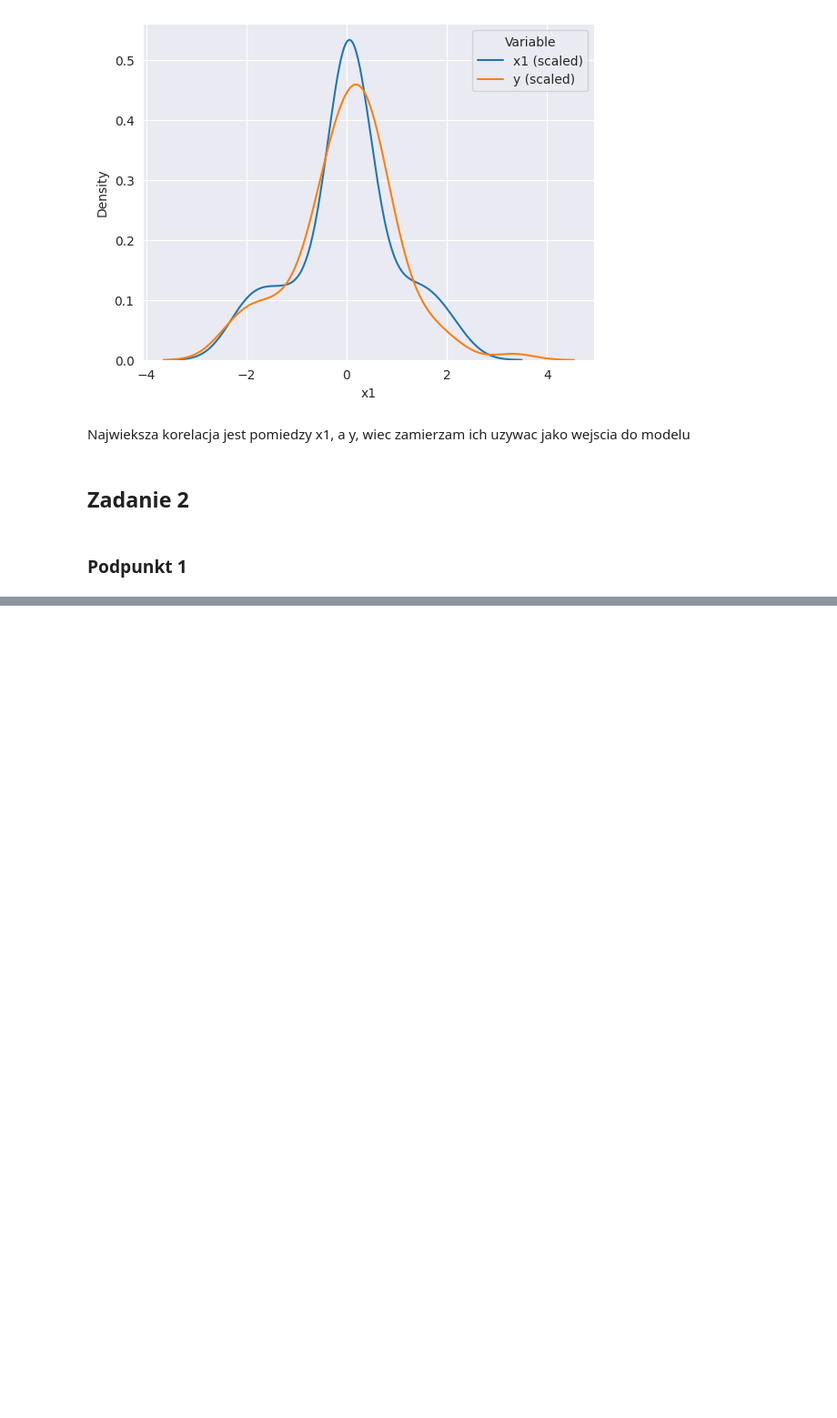
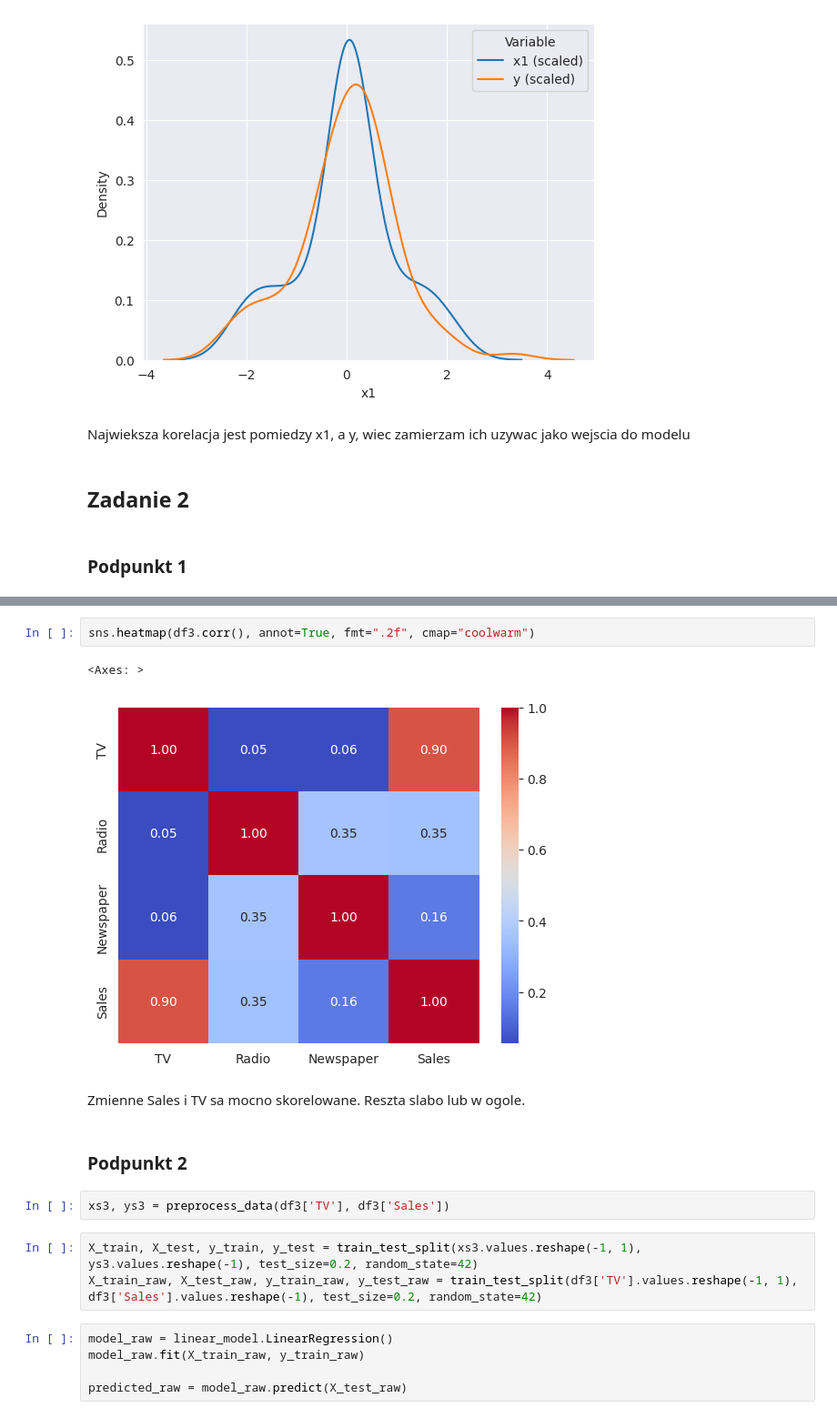
Before and after one commit to rektyyy/Artificial-Intelligence, a Jupyter notebook: ML/exercises/2/Assignment_2.ipynb, the cells around one changed output, grey strips where cells are left out. Shown at 91% size. Cells and saved outputs as stored; diff of their text form; blank space fills up the shorter version.

```diff
--- a/ML/exercises/2/Assignment_2.ipynb
+++ b/ML/exercises/2/Assignment_2.ipynb
@@ -87,0 +155,19 @@ Tak, przy kilku modelach podzialby wygladal identycznie. Wazne jedynie do trenow
+# %%
+sns.heatmap(df3.corr(), annot=True, fmt=".2f", cmap="coolwarm")
+# %% [output]
+<Axes: >
+[figure, added]
+# %% [markdown]
+Zmienne Sales i TV sa mocno skorelowane. Reszta slabo lub w ogole.
+# %% [markdown]
+### Podpunkt 2
+# %%
+xs3, ys3 = preprocess_data(df3['TV'], df3['Sales'])
+# %%
+X_train, X_test, y_train, y_test = train_test_split(xs3.values.reshape(-1, 1), ys3.values.reshape(-1), test_size=0.2, random_state=42)
+X_train_raw, X_test_raw, y_train_raw, y_test_raw = train_test_split(df3['TV'].values.reshape(-1, 1), df3['Sales'].values.reshape(-1), test_size=0.2, random_state=42)
+# %%
+model_raw = linear_model.LinearRegression()
+model_raw.fit(X_train_raw, y_train_raw)
+
+predicted_raw = model_raw.predict(X_test_raw)
```
Also changed, not shown: parts of 49 cells of this notebook.
